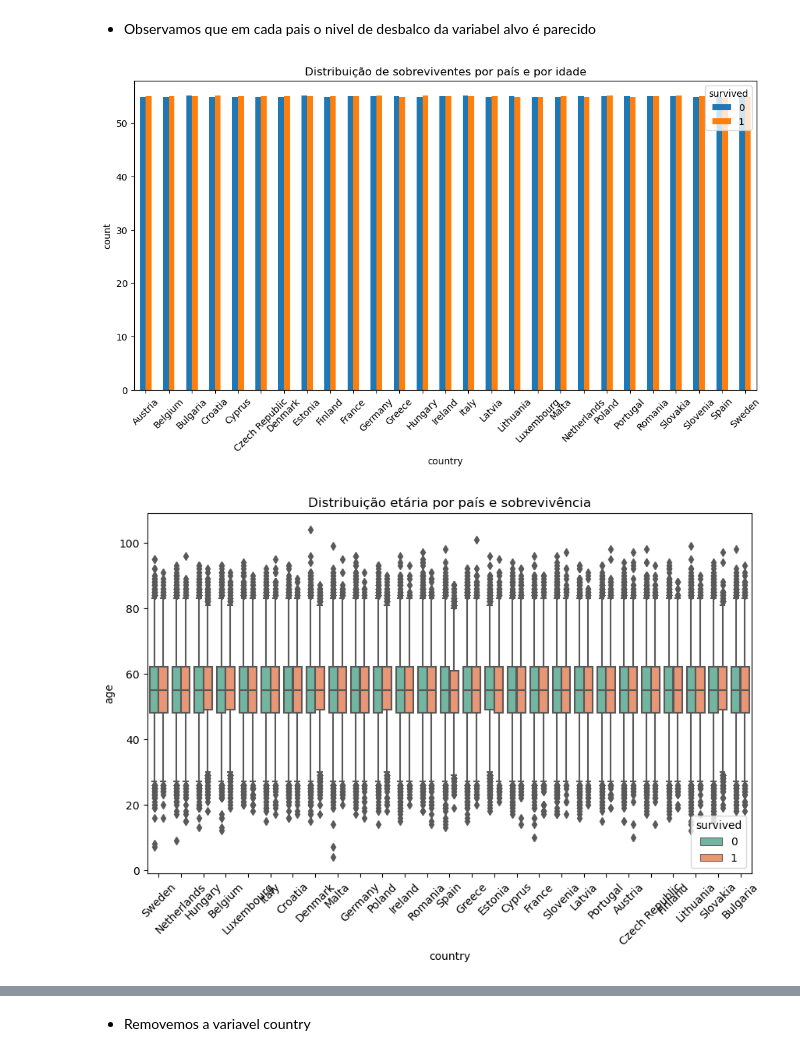
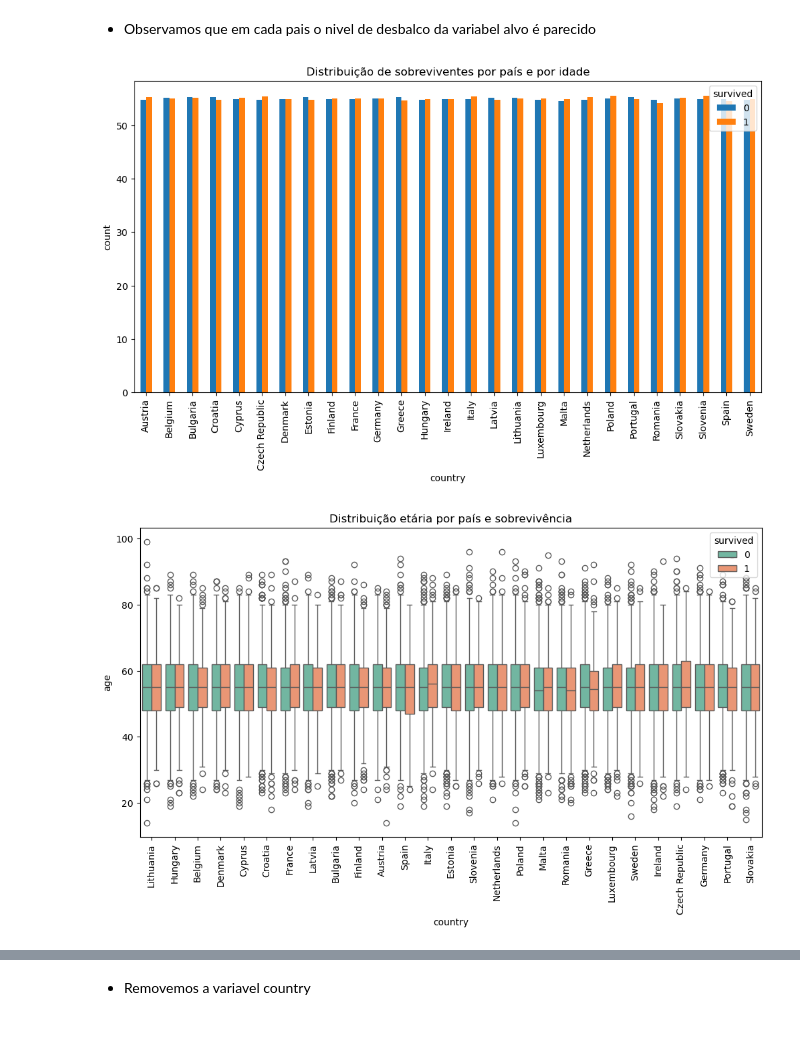
Before and after one commit to samgott123/GA036-IAM, a Jupyter notebook: EDA.ipynb, the cells around one changed output, grey strips where cells are left out. Drawn from its saved outputs; the diff is of its cells as text; code cells hidden in the pictures.

```diff
--- a/EDA.ipynb
+++ b/EDA.ipynb
@@ -12,8 +12,7 @@ import pandas as pd
 import seaborn as sns
 import matplotlib.pyplot as plt
 # %%
-path = '/home/sam/Documents/Doctorado/GA-036/data/Lung Cancer.csv'
-#path = Gabi
+path = 'Lung Cancer.csv'
 df = pd.read_csv(path).iloc[:,1:]
 df.head()
 # %% [output]
@@ -61,6 +60,8 @@ df.describe()
 df.duplicated().sum()
 # %% [output]
 0
+# %%
+df = df.sample(100000,random_state=42)
 # %% [markdown]
 - mudamos o tipo de dado do target de int64 para a category
 # %%
@@ -131,19 +132,19 @@ plt.show()
 dist = df.groupby(['country', 'survived'])['age'].mean().unstack()
 dist.plot(kind='bar', figsize=(12,6))
 plt.title("Distribuição de sobreviventes por país e por idade")
-plt.xticks(rotation=45)
+plt.xticks(rotation=90)
 plt.ylabel("count")
 plt.show()
 # %% [output]
-[figure, old version]
+[figure, new version]
 # %%
-plt.figure(figsize=(10,6))
+plt.figure(figsize=(12,6))
 sns.boxplot(data=df, x="country", y="age", hue="survived", palette="Set2")
 plt.title("Distribuição etária por país e sobrevivência")
-plt.xticks(rotation=45)
+plt.xticks(rotation=90)
 plt.show()
 # %% [output]
-[figure, old version]
+[figure, new version]
 # %%
 sns.histplot(data=df, x="age",hue='survived', bins=30, kde=True)
 plt.show()
```
Also changed, not shown: parts of 32 cells of this notebook, 1 other file.
